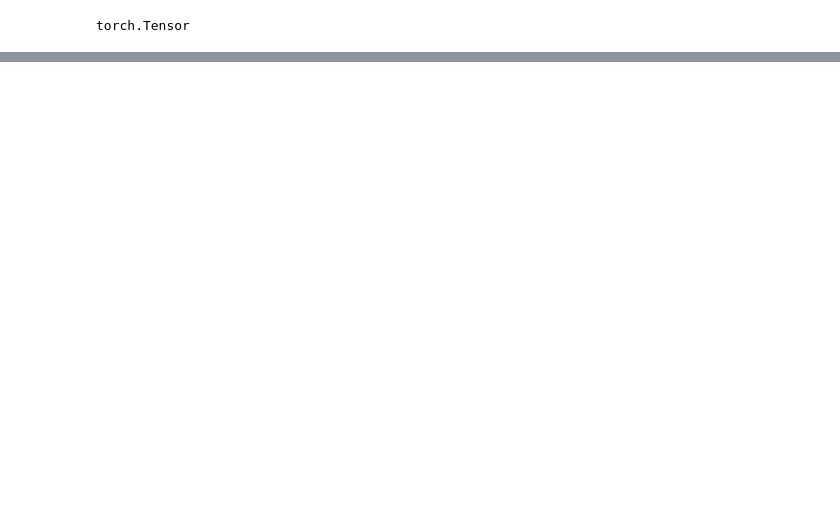
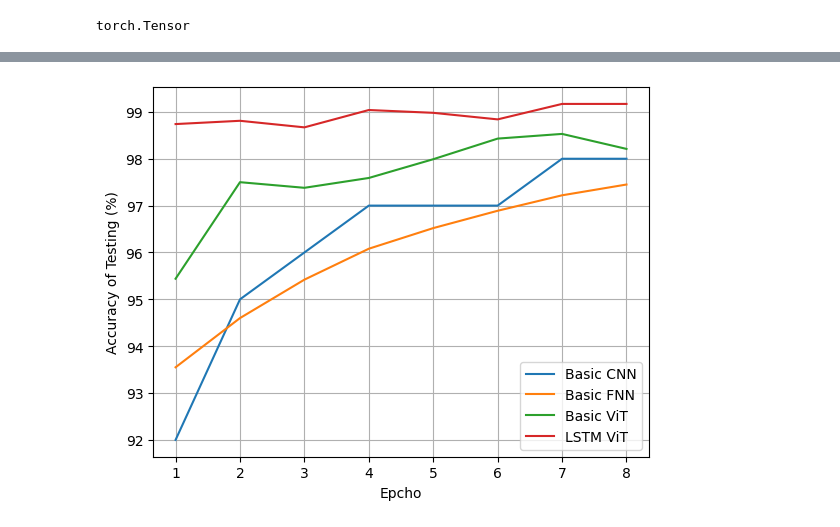
Before and after one commit to Voyageran/Assignments620, a Jupyter notebook: AMA620.ipynb, the cells around one changed output, grey strips where cells are left out. Drawn from its saved outputs; the diff is of its cells as text; code cells hidden in the pictures; blank space fills up the shorter version.

```diff
--- a/AMA620.ipynb
+++ b/AMA620.ipynb
@@ -769,7 +732,7 @@ x = torch.arange(8)+1
 
 l1 = torch.tensor([92,95,96,97,97,97,98,98])
 # l1 = [92,95,96,97,97,97,98,98].ToTensor
-l2 = torch.tensor([98,98,98,98,98,98,98,98])
+l2 = torch.tensor([93.55,94.60,95.42,96.08,96.52, 96.89,97.22,97.45])
 l3 = torch.tensor([95.44,97.50,97.38, 97.59,97.99,98.43,98.53,98.21])
 l4 = torch.tensor([98.74, 98.81, 98.67, 99.04, 98.98, 98.84, 99.17, 99.17])
 
@@ -781,7 +744,7 @@ plt.plot(x, l4, label = "LSTM ViT")
 
 plt.legend()
 plt.grid()
-plt.xlabel("epcho")
-plt.ylabel("Accuracy (%)")
+plt.xlabel("Epcho")
+plt.ylabel("Accuracy of Testing (%)")
 plt.show()
 # %% [output]
@@ -788,0 +751 @@ plt.show()
+[figure, added]
```
Also changed, not shown: parts of 15 cells of this notebook.
